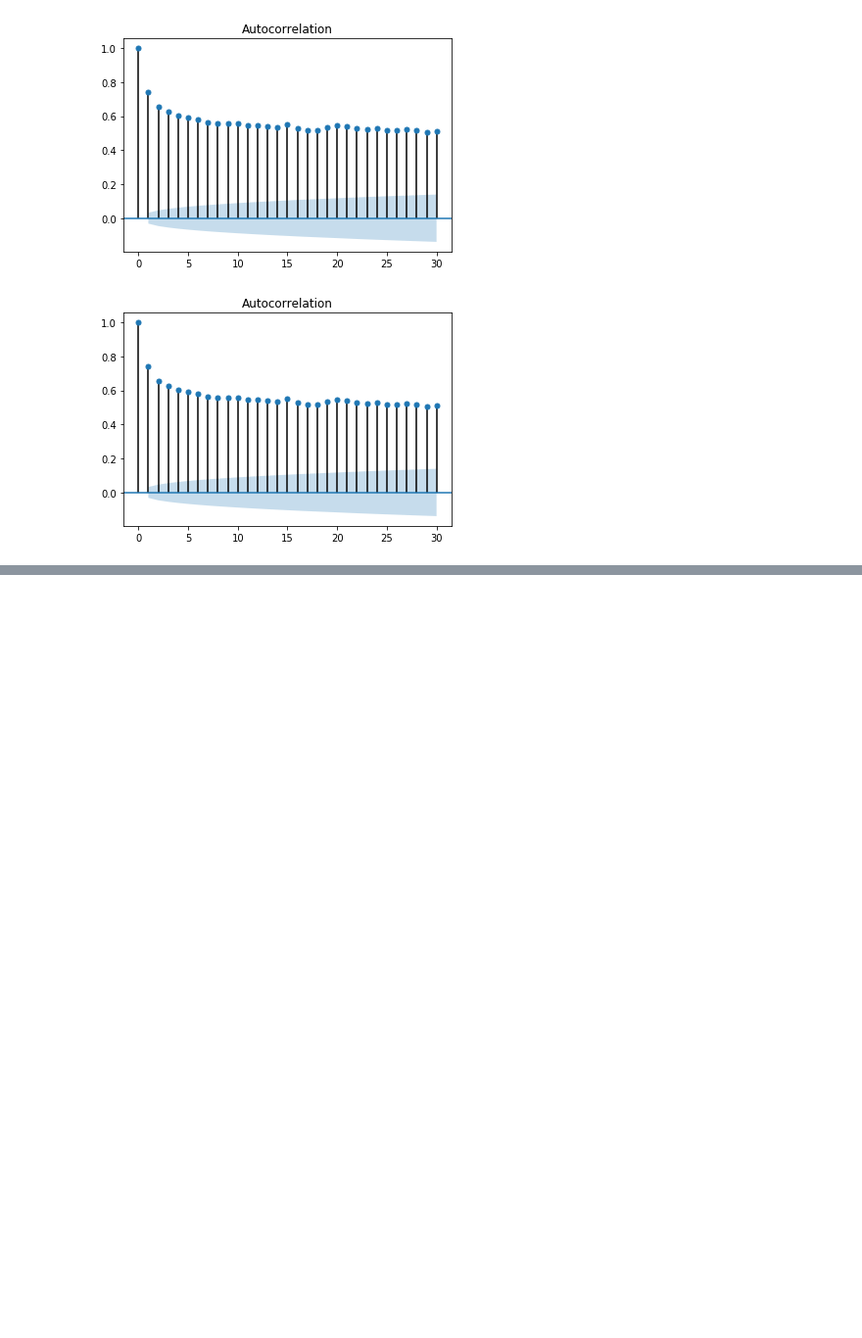
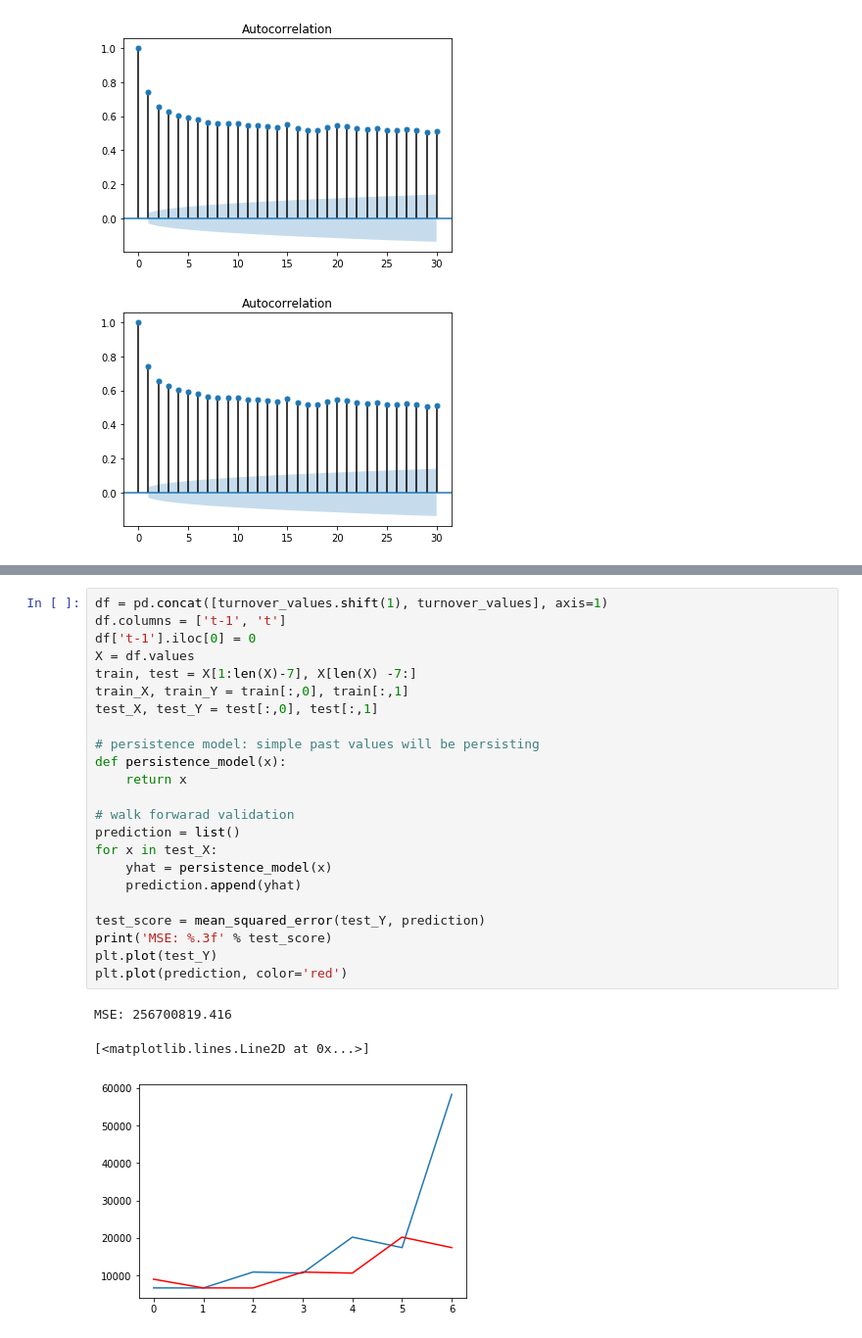
Before and after one commit to anurag19997/Time-Series-Forecasting-python, a Jupyter notebook: Autoregression Models Time Series Forecasting.ipynb, the cells around one changed output, grey strips where cells are left out. Shown: that part at 98% size. Saved outputs shown, nothing was run; the diff lists cells and outputs as text; blank space fills up the shorter version.

Commit message:
added base model

```diff
--- a/Autoregression Models Time Series Forecasting.ipynb
+++ b/Autoregression Models Time Series Forecasting.ipynb
@@ -112,0 +125,27 @@ plot_acf(turnover_values.turnover, lags=30)
+# %%
+df = pd.concat([turnover_values.shift(1), turnover_values], axis=1)
+df.columns = ['t-1', 't']
+df['t-1'].iloc[0] = 0
+X = df.values
+train, test = X[1:len(X)-7], X[len(X) -7:]
+train_X, train_Y = train[:,0], train[:,1]
+test_X, test_Y = test[:,0], test[:,1]
+
+# persistence model: simple past values will be persisting
+def persistence_model(x):
+    return x
+
+# walk forwarad validation
+prediction = list()
+for x in test_X:
+    yhat = persistence_model(x)
+    prediction.append(yhat)
+
+test_score = mean_squared_error(test_Y, prediction)
+print('MSE: %.3f' % test_score)
+plt.plot(test_Y)
+plt.plot(prediction, color='red')
+# %% [output]
+MSE: 256700819.416
+[<matplotlib.lines.Line2D at 0x...>]
+[figure, added]
```
Also changed, not shown: parts of 7 cells of this notebook.
